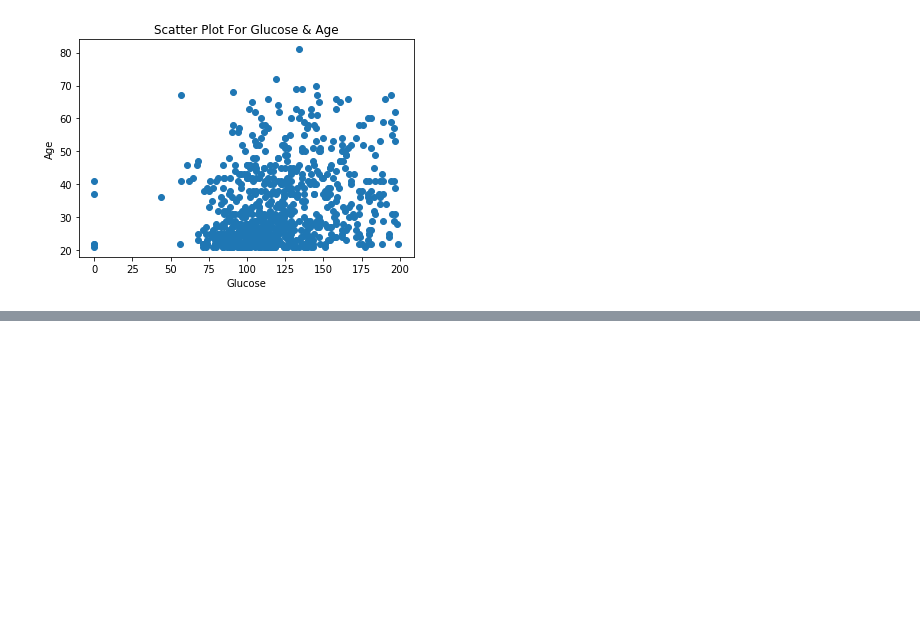
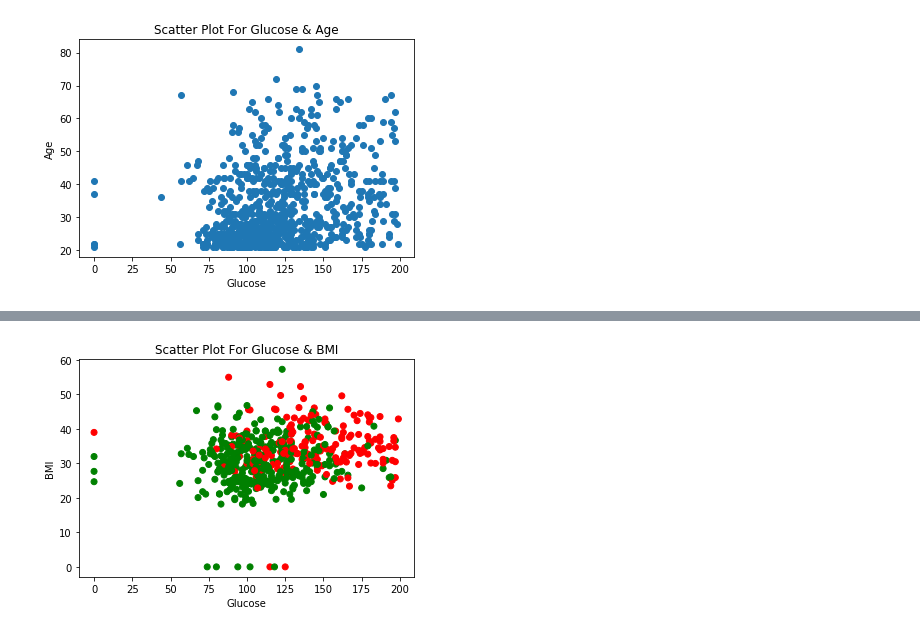
Before and after one commit to anshumandash/MyAnalyticsWorld, a Jupyter notebook: Diabetes Analysis.ipynb, the cells around one changed output, grey strips where cells are left out. Cells and saved outputs as stored; diff of their text form; code cells hidden in the pictures; blank space fills up the shorter version.

```diff
--- a/Diabetes Analysis.ipynb
+++ b/Diabetes Analysis.ipynb
@@ -150,3 +150,7 @@ plt.ylabel('Age')
 plt.show()
 # %% [output]
 [figure]
+# %%
+#Bin variables
+import numpy as np
+df['GlucBin'] = np.where(df['Glucose'] <=135,'<=135', (np.where(df['Glucose'] >135 ,'>135', '0')))
@@ -152,0 +178,5 @@ plt.show()
+# %%
+#Bin variables with Rule Glucose > 140 is diabetic
+import numpy as np
+df['GlucBin'] = np.where(df['Glucose'] <=140,'<=140', (np.where(df['Glucose'] >140 ,'>140', '0')))
+df.head()
@@ -152,0 +200,2 @@ plt.show()
+# %%
+train, test = np.split(df.sample(frac=1), [int(.7*len(df))])
@@ -152,0 +236,14 @@ plt.show()
+# %%
+#Analyzing Train Data considering Glucose and BMI
+import matplotlib.pyplot as plt
+colors = {1 : 'red', 0:'green'}
+x = train['Glucose']
+y = train['BMI']
+z = train['Outcome']
+plt.scatter(x, y,  c= z.apply(lambda x: colors[x]))
+plt.title('Scatter Plot For Glucose & BMI')
+plt.xlabel('Glucose')
+plt.ylabel('BMI')
+plt.show()
+# %% [output]
+[figure, added]
```
Also changed, not shown: parts of 15 cells of this notebook.
